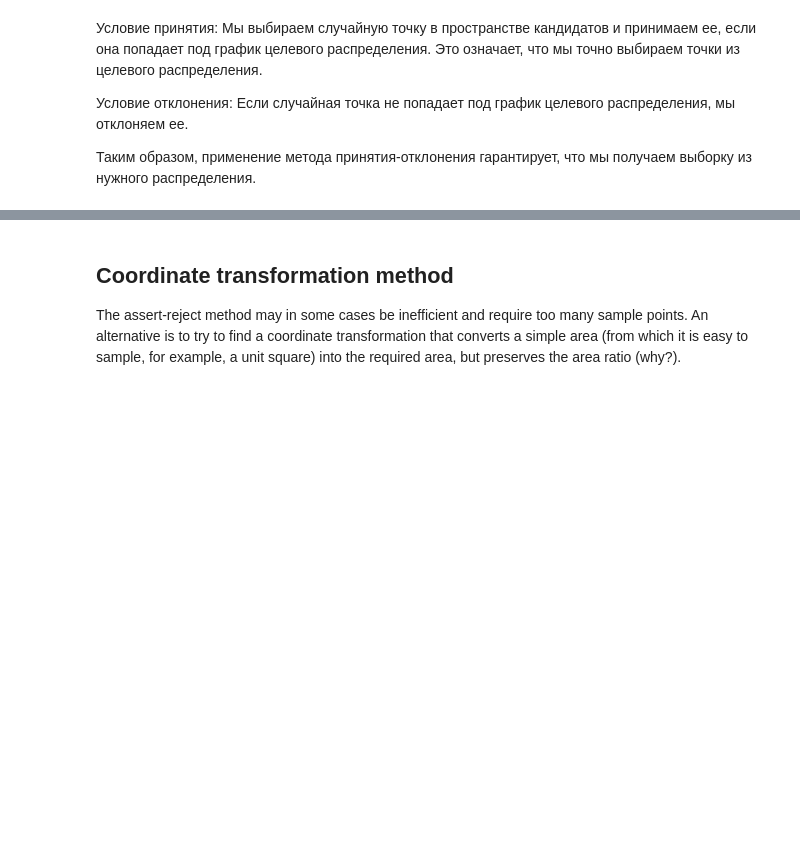
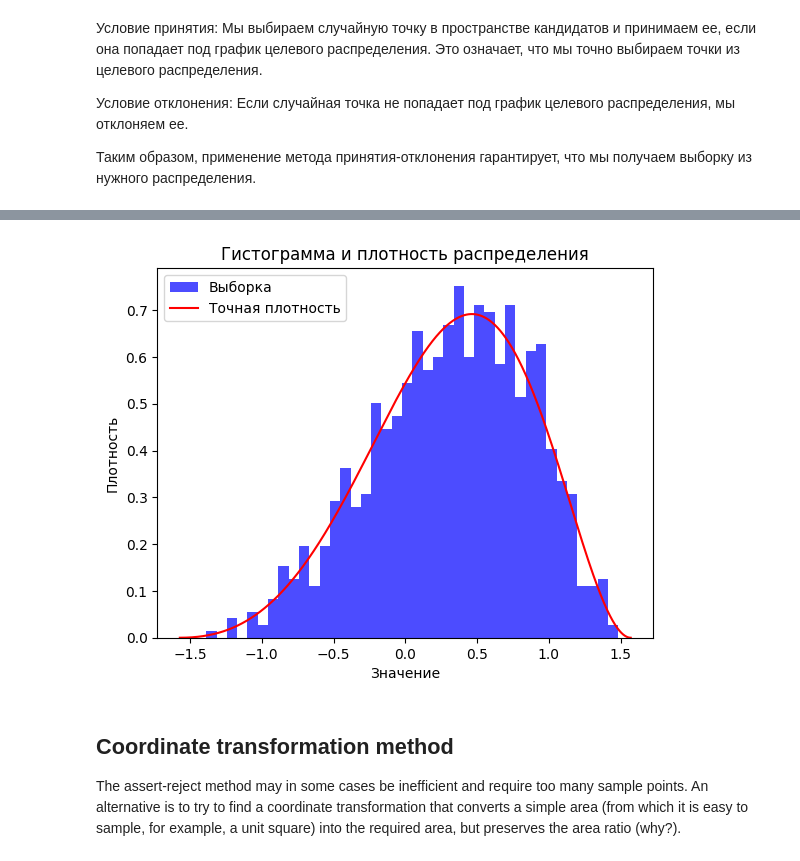
Before and after one commit to VekhovIO/StatPrac, a Jupyter notebook: "3_random_ipynb".ipynb, the cells around one changed output, grey strips where cells are left out. Cells and saved outputs as stored; diff of their text form; code cells hidden in the pictures; blank space fills up the shorter version.

```diff
--- a/"3_random_ipynb".ipynb
+++ b/"3_random_ipynb".ipynb
@@ -455,3 +427,30 @@ plt.show()
+# %%
+sampled_points = []
+for _ in range(1000):
+    x = np.random.uniform(-np.pi/2, np.pi/2)
+    while np.exp(x) * np.cos(x)**2 < np.random.uniform(0, 1.5):
+        x = np.random.uniform(-np.pi/2, np.pi/2)
+    sampled_points.append(x)
+
+plt.hist(sampled_points, bins=40, density=True, color='blue', alpha=0.7, label='Выборка')
+
+# Определение точной плотности
+x_values = np.linspace(-np.pi/2, np.pi/2, 1000)
+target_density_not_normalized = lambda x: np.exp(x) * np.cos(x)**2
+
+# Вычисление нормализующей константы численным интегрированием
+dx = (np.pi/2 - (-np.pi/2)) / 1000
+normalizing_constant = np.sum(target_density_not_normalized(x_values) * dx)
+target_density = lambda x: target_density_not_normalized(x) / normalizing_constant
+
+plt.plot(x_values, target_density(x_values), color='red', label='Точная плотность')
+plt.xlabel('Значение')
+plt.ylabel('Плотность')
+plt.title('Гистограмма и плотность распределения')
+plt.legend()
+plt.show()
+# %% [output]
+[figure, added]
 # %% [markdown]
 ## Coordinate transformation method
 
```
Also changed, not shown: parts of 3 cells of this notebook.
